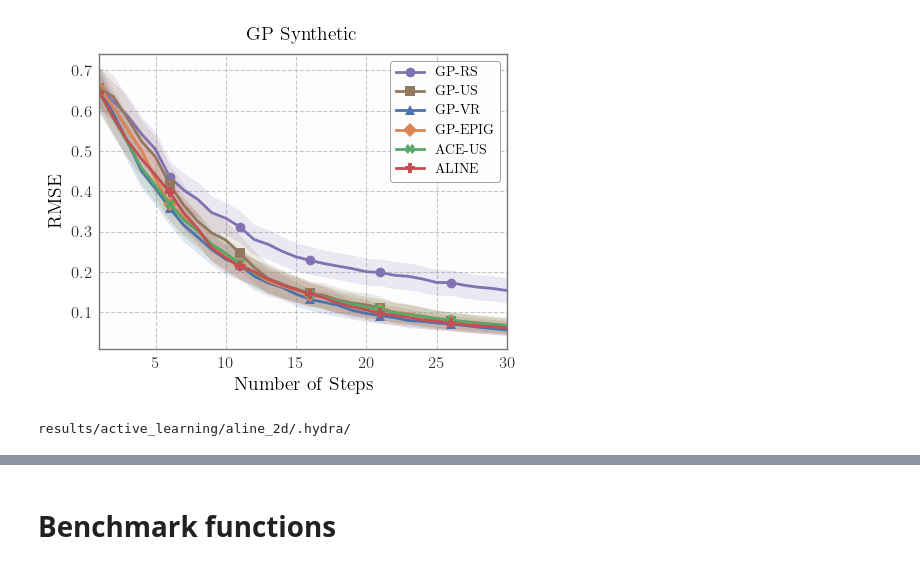
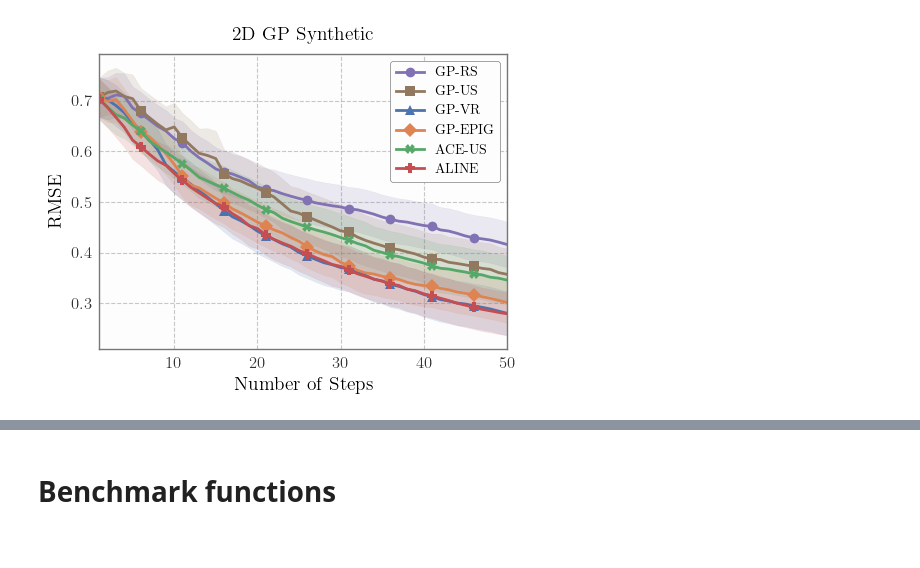
Before and after one commit to huangdaolang/ALINE, a Jupyter notebook: notebooks/eval_al.ipynb, the cells around one changed output, grey strips where cells are left out. Saved outputs shown, nothing was run; the diff lists cells and outputs as text; code cells hidden in the pictures.

```diff
--- a/notebooks/eval_al.ipynb
+++ b/notebooks/eval_al.ipynb
@@ -811,20 +321,17 @@ log_probs_ours, rmse_ours = calculate_targeted_log_prob(batch, cfg, model, exper
 # %%
-batch = copy.deepcopy(eval_set)
-log_probs_us, rmse_us = calculate_targeted_log_prob(batch, cfg, model, experiment, T, acquisition="uncertainty_sampling", attend_to="data", visualize=False)
+log_probs_ours, rmse_ours = calculate_targeted_log_prob(eval_set, cfg, model, experiment, T, acquisition="aae", attend_to="data", visualize=False)
+
+log_probs_us, rmse_us = calculate_targeted_log_prob(eval_set, cfg, model, experiment, T, acquisition="uncertainty_sampling", attend_to="data", visualize=False)
 # %%
-batch = copy.deepcopy(eval_set)
-log_probs_gp_rs, rmse_gp_rs = active_learning_with_gp(batch, acquisition_function="random", n_iterations=T, visualize=False)
+log_probs_gp_rs, rmse_gp_rs = active_learning_with_gp(eval_set, acquisition_function="random", n_iterations=T, visualize=False)
 
-batch = copy.deepcopy(eval_set)
-log_probs_gp_us, rmse_gp_us = active_learning_with_gp(batch, acquisition_function="uncertainty", n_iterations=T, visualize=False)
+log_probs_gp_us, rmse_gp_us = active_learning_with_gp(eval_set, acquisition_function="uncertainty", n_iterations=T, visualize=False)
 
-batch = copy.deepcopy(eval_set)
-log_probs_gp_vr, rmse_gp_vr = active_learning_with_gp(batch, acquisition_function="variance_reduction", n_iterations=T, visualize=False)
+log_probs_gp_vr, rmse_gp_vr = active_learning_with_gp(eval_set, acquisition_function="variance_reduction", n_iterations=T, visualize=False)
 
-batch = copy.deepcopy(eval_set)
-log_probs_gp_epig, rmse_gp_epig = active_learning_with_gp(batch, acquisition_function="epig", n_iterations=T, visualize=False)
+log_probs_gp_epig, rmse_gp_epig = active_learning_with_gp(eval_set, acquisition_function="epig", n_iterations=T, visualize=False)
 
-synthetic1d_gp_rmse = {"random": rmse_gp_rs,
+synthetic2d_gp_rmse = {"random": rmse_gp_rs,
                        "uncertainty": rmse_gp_us,
                        "variance_reduction": rmse_gp_vr,
                        "epig": rmse_gp_epig,
@@ -832,32 +339,17 @@ synthetic1d_gp_rmse = {"random": rmse_gp_rs,
                        "aline": rmse_ours.detach().numpy()}
 # %%
 metrics_data = [
-    synthetic1d_gp_rmse["random"],
-    synthetic1d_gp_rmse["uncertainty"],
-    synthetic1d_gp_rmse["variance_reduction"],
-    synthetic1d_gp_rmse["epig"],
-    synthetic1d_gp_rmse["ace_us"],
-    synthetic1d_gp_rmse["aline"]
+    synthetic2d_gp_rmse["random"],
+    synthetic2d_gp_rmse["uncertainty"],
+    synthetic2d_gp_rmse["variance_reduction"],
+    synthetic2d_gp_rmse["epig"],
+    synthetic2d_gp_rmse["ace_us"],
+    synthetic2d_gp_rmse["aline"]
 ]
 
 metric_names = ["GP-RS", "GP-US", "GP-VR", "GP-EPIG", "ACE-US", "ALINE"]
 
-# Create the plot
-fig, ax = plot_metrics_with_confidence(
-    metrics_data,
-    metric_names,
-    x_range=(1, T),
-    title="GP Synthetic"
-)
-
-# Show the plot
+fig, ax = plot_metrics_with_confidence(metrics_data, metric_names, x_range=(1, T), title="2D GP Synthetic")
 plt.show()
 # %% [output]
-[figure, old version]
+[figure, new version]
-# %%
-cfg, model = load_config_and_model(
-    path="results/active_learning/aline_2d/",
-    file_name="ckpt_al_2d.tar"
-)
-# %% [output]
-results/active_learning/aline_2d/.hydra/
```
Also changed, not shown: parts of 61 cells of this notebook, 1 other file.
